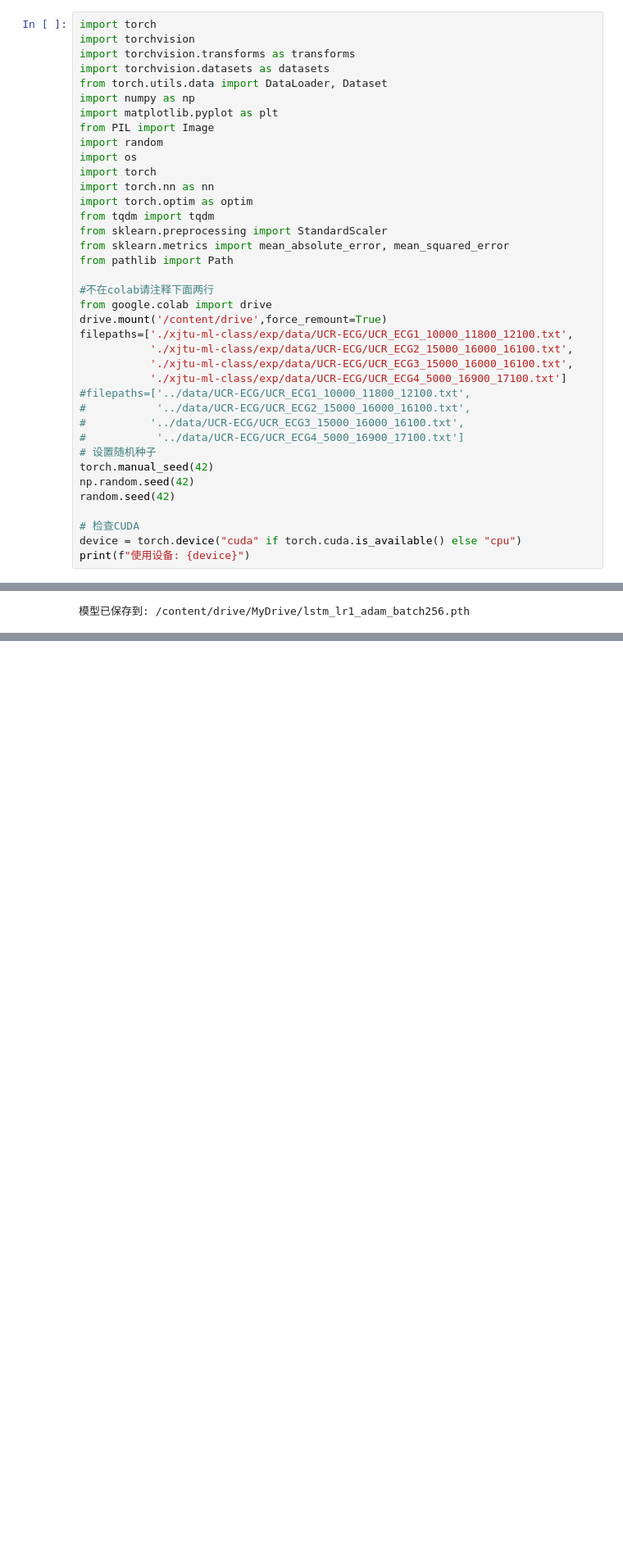
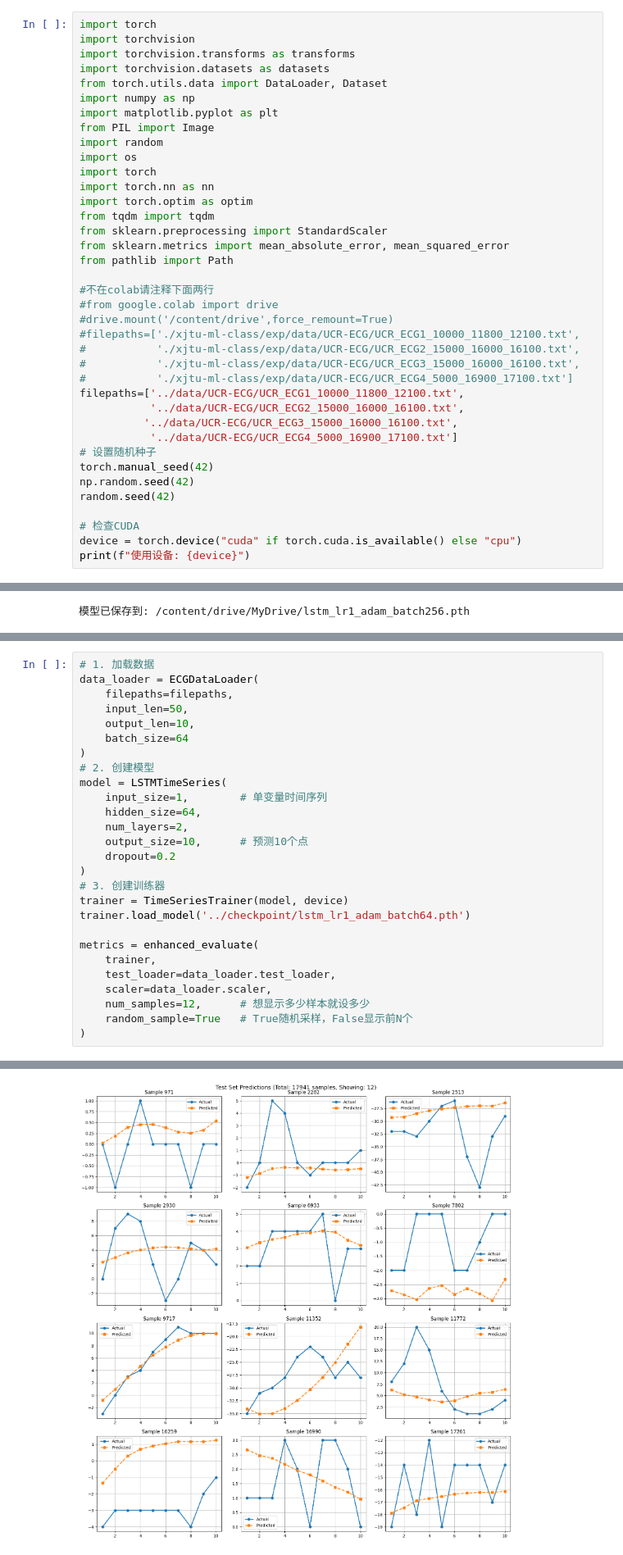
Before and after one commit to mysciz/xjtu-ml-class, a Jupyter notebook: exp/code/ml-exp2-seq.ipynb, the cells around one changed output, grey strips where cells are left out. Shown at 82% size. Saved outputs shown, nothing was run; the diff lists cells and outputs as text; blank space fills up the shorter version.

Commit message:
add checkpoint and exp2-report

```diff
--- a/exp/code/ml-exp2-seq.ipynb
+++ b/exp/code/ml-exp2-seq.ipynb
@@ -22,16 +22,16 @@ from sklearn.metrics import mean_absolute_error, mean_squared_error
 from pathlib import Path
 
 #不在colab请注释下面两行
-from google.colab import drive
-drive.mount('/content/drive',force_remount=True)
-filepaths=['./xjtu-ml-class/exp/data/UCR-ECG/UCR_ECG1_10000_11800_12100.txt',
-           './xjtu-ml-class/exp/data/UCR-ECG/UCR_ECG2_15000_16000_16100.txt',
-           './xjtu-ml-class/exp/data/UCR-ECG/UCR_ECG3_15000_16000_16100.txt',
-           './xjtu-ml-class/exp/data/UCR-ECG/UCR_ECG4_5000_16900_17100.txt']
-#filepaths=['../data/UCR-ECG/UCR_ECG1_10000_11800_12100.txt',
-#           '../data/UCR-ECG/UCR_ECG2_15000_16000_16100.txt',
-#          '../data/UCR-ECG/UCR_ECG3_15000_16000_16100.txt',
-#           '../data/UCR-ECG/UCR_ECG4_5000_16900_17100.txt']
+#from google.colab import drive
+#drive.mount('/content/drive',force_remount=True)
+#filepaths=['./xjtu-ml-class/exp/data/UCR-ECG/UCR_ECG1_10000_11800_12100.txt',
+#           './xjtu-ml-class/exp/data/UCR-ECG/UCR_ECG2_15000_16000_16100.txt',
+#           './xjtu-ml-class/exp/data/UCR-ECG/UCR_ECG3_15000_16000_16100.txt',
+#           './xjtu-ml-class/exp/data/UCR-ECG/UCR_ECG4_5000_16900_17100.txt']
+filepaths=['../data/UCR-ECG/UCR_ECG1_10000_11800_12100.txt',
+           '../data/UCR-ECG/UCR_ECG2_15000_16000_16100.txt',
+          '../data/UCR-ECG/UCR_ECG3_15000_16000_16100.txt',
+           '../data/UCR-ECG/UCR_ECG4_5000_16900_17100.txt']
 # 设置随机种子
 torch.manual_seed(42)
 np.random.seed(42)
@@ -1134,0 +1191,28 @@ Step 10  3.8946       8.5897
+# %%
+# 1. 加载数据
+data_loader = ECGDataLoader(
+    filepaths=filepaths,
+    input_len=50,
+    output_len=10,
+    batch_size=64
+)
+# 2. 创建模型
+model = LSTMTimeSeries(
+    input_size=1,        # 单变量时间序列
+    hidden_size=64,
+    num_layers=2,
+    output_size=10,      # 预测10个点
+    dropout=0.2
+)
+# 3. 创建训练器
+trainer = TimeSeriesTrainer(model, device)
+trainer.load_model('../checkpoint/lstm_lr1_adam_batch64.pth')
+
+metrics = enhanced_evaluate(
+    trainer,
+    test_loader=data_loader.test_loader,
+    scaler=data_loader.scaler,
+    num_samples=12,      # 想显示多少样本就设多少
+    random_sample=True   # True随机采样，False显示前N个
+)
+# %% [output]
@@ -1134,0 +1236 @@ Step 10  3.8946       8.5897
+[figure, added]
```
Also changed, not shown: parts of 4 cells of this notebook, 11 other files.
